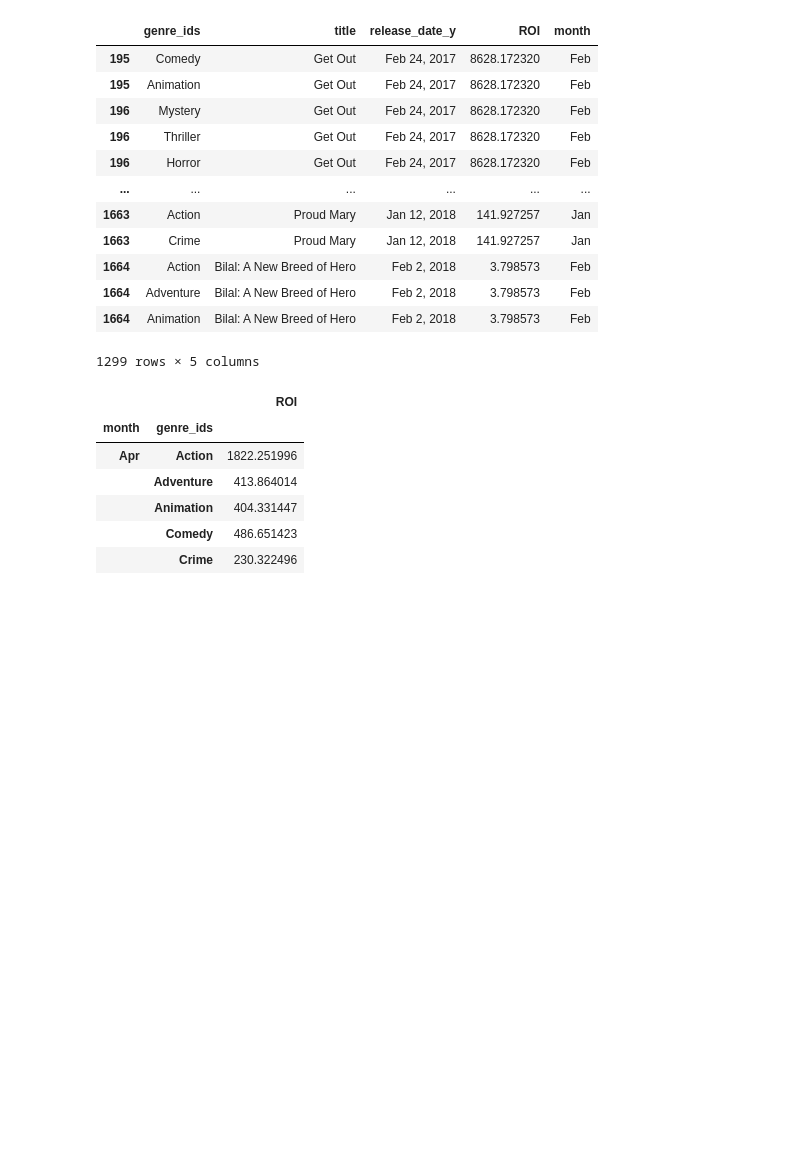
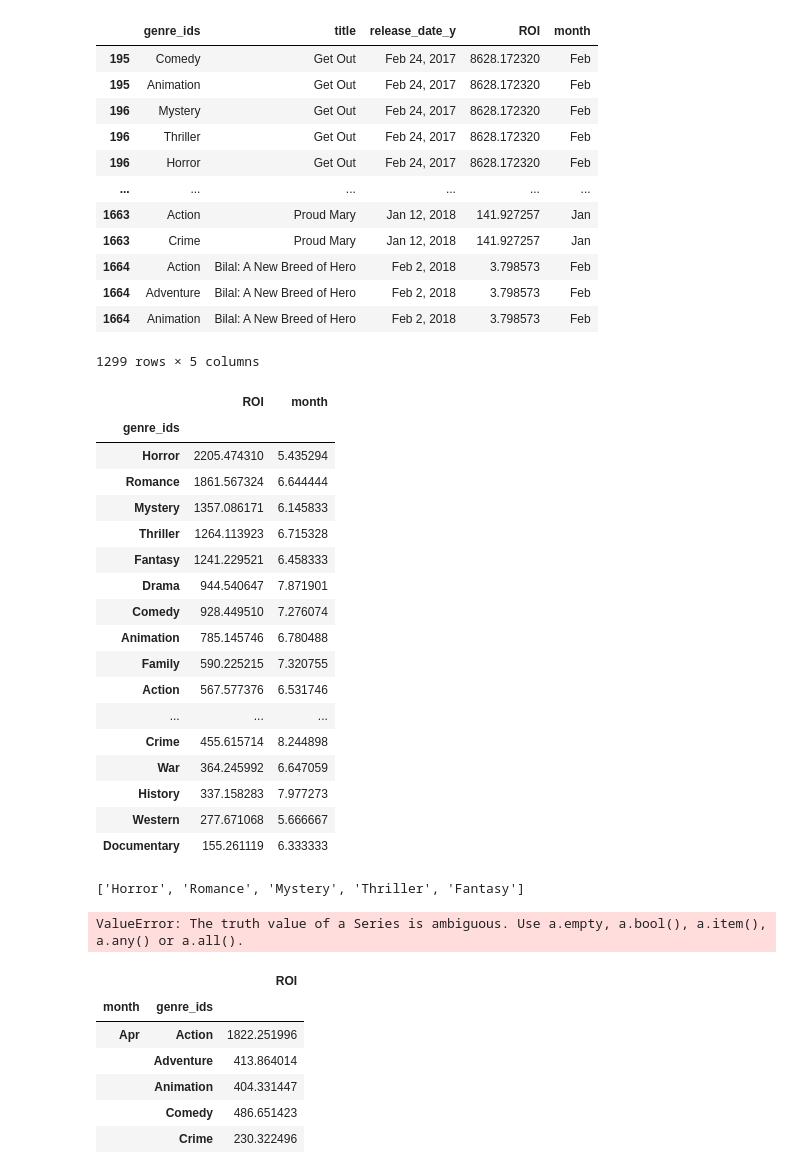
Before and after one commit to ElyLin/MovieAnalysisProject, a Jupyter notebook: Draft_3.ipynb, the cells around one changed output. Drawn from its saved outputs; the diff is of its cells as text; code cells hidden in the pictures; blank space fills up the shorter version.

```diff
--- a/Draft_3.ipynb
+++ b/Draft_3.ipynb
@@ -311,6 +311,39 @@ month_genre_roi_title
 | 1664 | Adventure | Bilal: A New Breed of Hero | Feb 2, 2018 | 3.798573 | Feb |
 | 1664 | Animation | Bilal: A New Breed of Hero | Feb 2, 2018 | 3.798573 | Feb |
 1299 rows × 5 columns
+# %%
+genre_roi=month_genre_roi_title.groupby(['genre_ids']).mean().sort_values('ROI', ascending=False)
+genre_roi
+# %% [output]
+|  | ROI | month |
+| genre_ids |  |  |
+| Horror | 2205.474310 | 5.435294 |
+| Romance | 1861.567324 | 6.644444 |
+| Mystery | 1357.086171 | 6.145833 |
+| Thriller | 1264.113923 | 6.715328 |
+| Fantasy | 1241.229521 | 6.458333 |
+| Drama | 944.540647 | 7.871901 |
+| Comedy | 928.449510 | 7.276074 |
+| Animation | 785.145746 | 6.780488 |
+| Family | 590.225215 | 7.320755 |
+| Action | 567.577376 | 6.531746 |
+| ... | ... | ... |
+| Crime | 455.615714 | 8.244898 |
+| War | 364.245992 | 6.647059 |
+| History | 337.158283 | 7.977273 |
+| Western | 277.671068 | 5.666667 |
+| Documentary | 155.261119 | 6.333333 |
+# %%
+#take top 5 genres
+top_5_genres=list(genre_roi.index[0:5])
+top_5_genres
+# %% [output]
+['Horror', 'Romance', 'Mystery', 'Thriller', 'Fantasy']
+# %%
+month_genre_roi_title=month_genre_roi_title[month_genre_roi_title['genre_ids'] in top_5_genres]
+month_genre_roi_title
+# %% [output]
+ValueError: The truth value of a Series is ambiguous. Use a.empty, a.bool(), a.item(), a.any() or a.all().
 # %%
 mean_roi_by_month = month_genre_roi_title.groupby(['month','genre_ids']).mean()
 # %%
```
Also changed, not shown: parts of 5 cells of this notebook.
